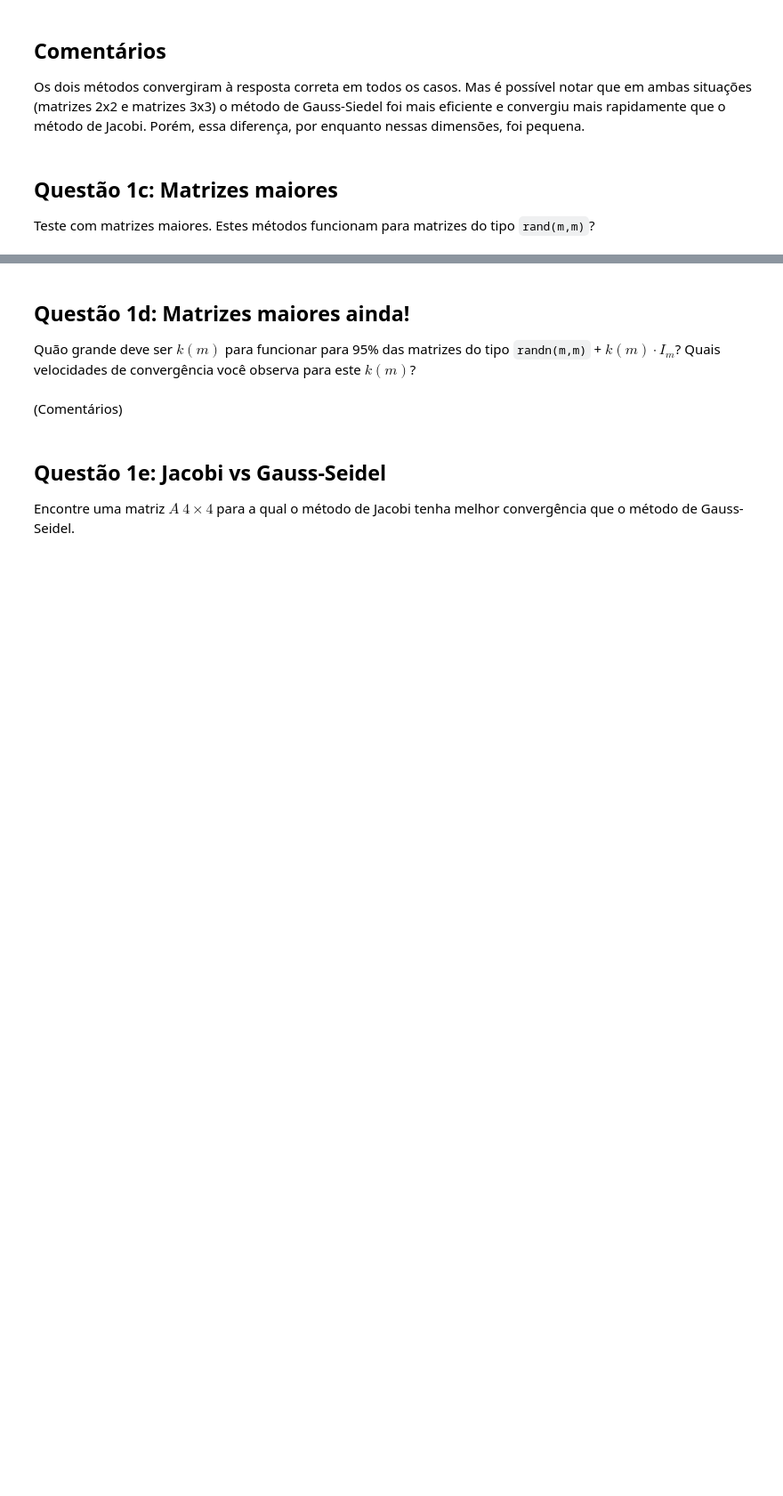
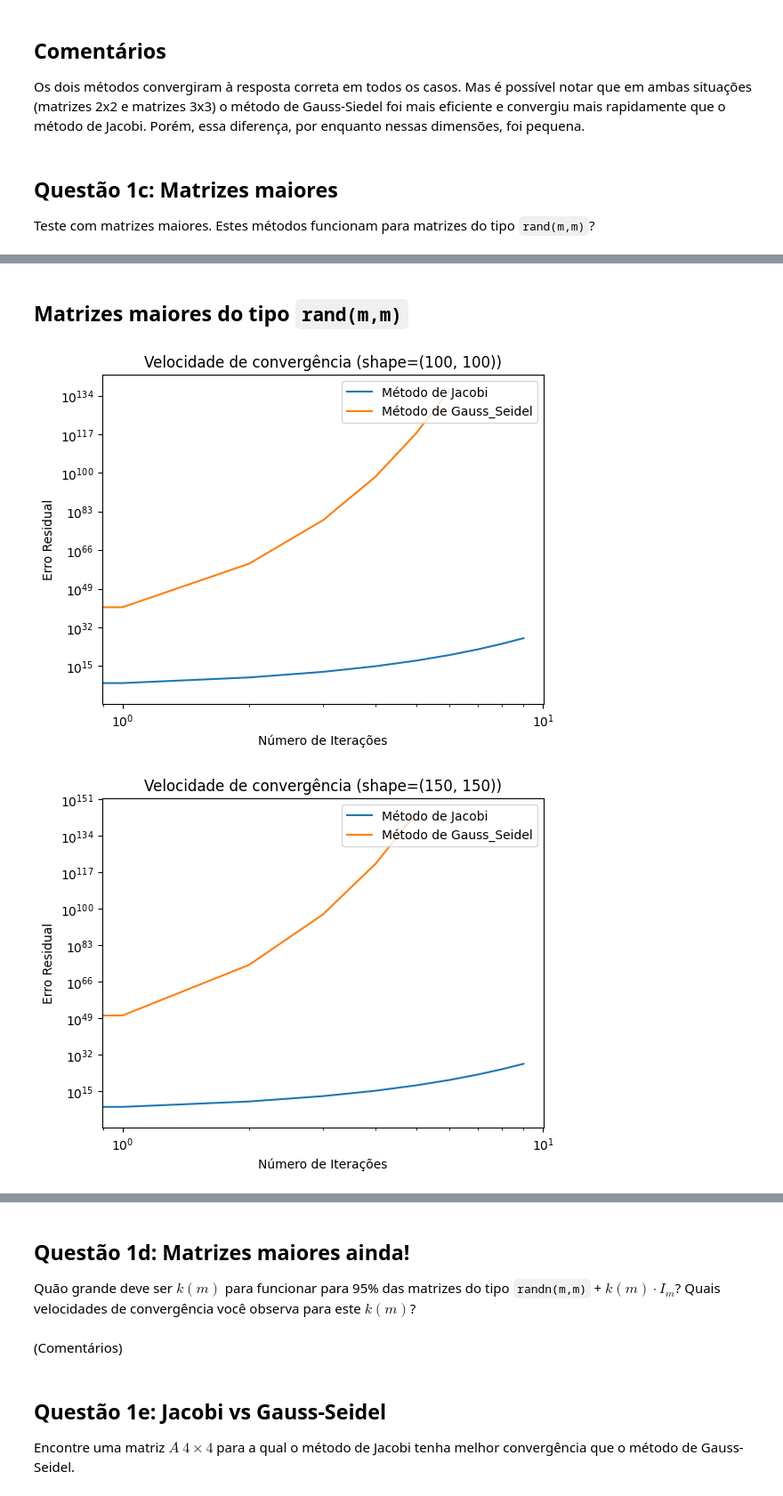
Before and after one commit to Jose-Pedro-Dresch/aln_pjt2_jacobi_gauss_seidel, a Jupyter notebook: Projeto2.ipynb, the cells around one changed output, grey strips where cells are left out. Shown at 89% size. Cells and saved outputs as stored; diff of their text form; code cells hidden in the pictures; blank space fills up the shorter version.

````diff
--- a/Projeto2.ipynb
+++ b/Projeto2.ipynb
@@ -189,2 +240,13 @@ Teste com matrizes maiores.  Estes métodos funcionam para matrizes do tipo `ran
+# %% [markdown]
+## Matrizes maiores do tipo ```rand(m,m)```
 # %%
-# Código
+b_1, A_1 = np.random.rand(100), np.random.rand(100, 100)
+b_2, A_2 = np.random.rand(150), np.random.rand(150, 150)
+b_3, A_3 = np.random.rand(200), np.random.rand(200, 200)
+
+comparar_metodos_c(A_1, get_b(A_1), max_iter=10)
+comparar_metodos_c(A_2, get_b(A_2), max_iter=10)
+comparar_metodos_c(A_3, get_b(A_3), max_iter=10)
+# %% [output]
+[figure, added]
+[figure, added]
````
Also changed, not shown: parts of 10 cells of this notebook.
